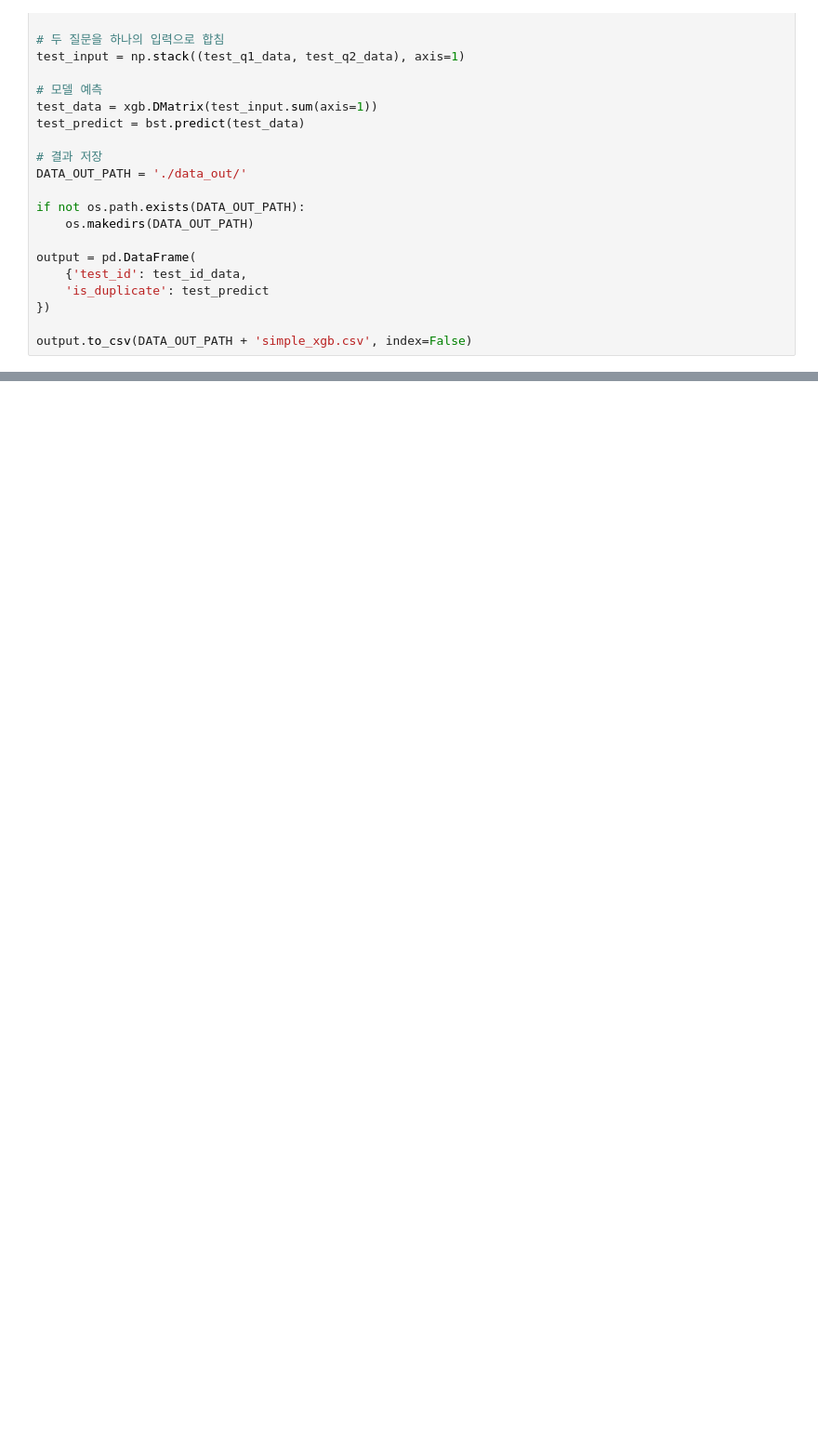
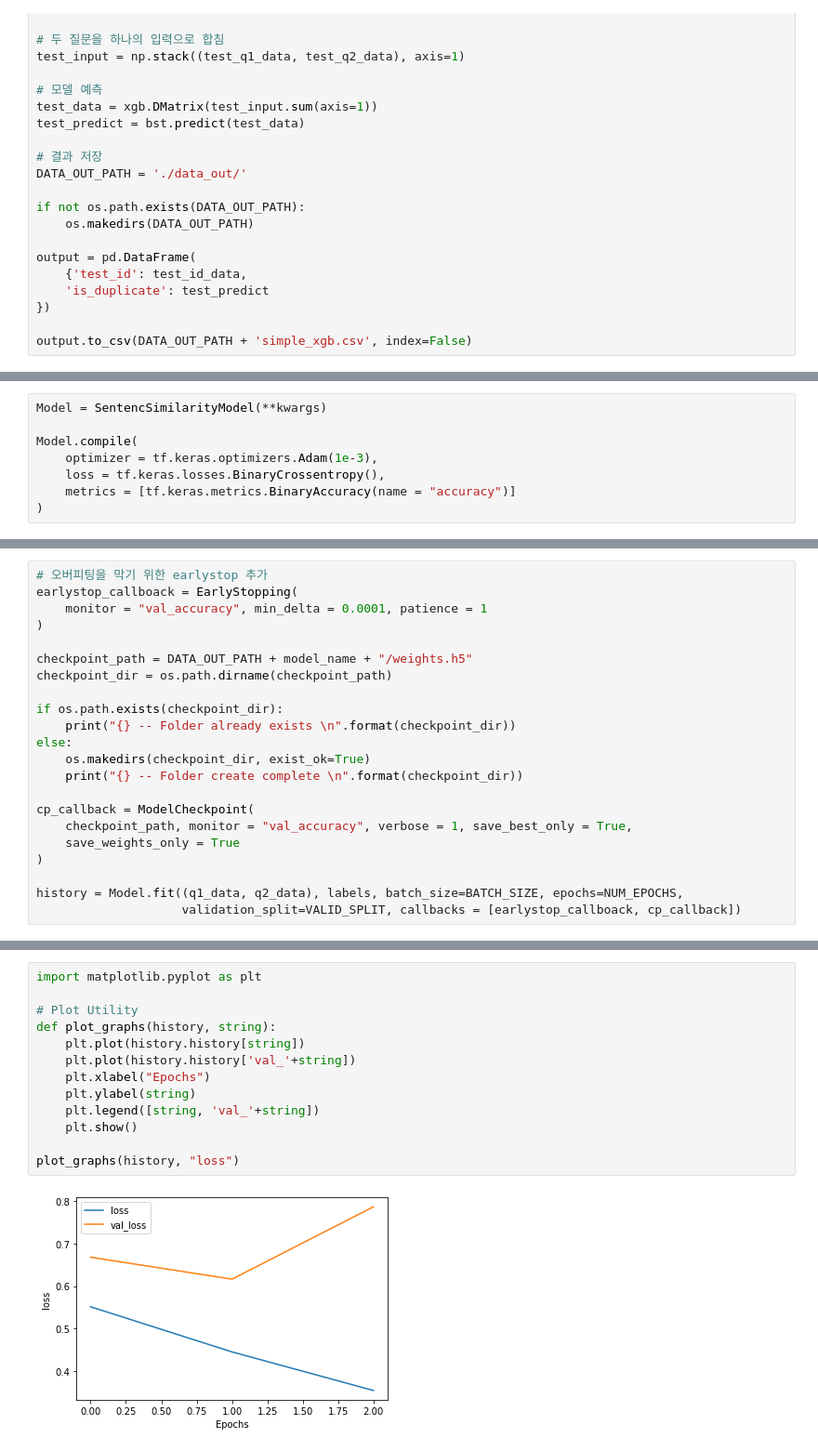
Before and after one commit to yoonjong8739/NLP_PJT, a Jupyter notebook: CH5_텍스트 유사도.ipynb, the cells around one changed output, grey strips where cells are left out. Shown at 93% size. Drawn from its saved outputs; the diff is of its cells as text; blank space fills up the shorter version.

```diff
--- a/CH5_텍스트 유사도.ipynb
+++ b/CH5_텍스트 유사도.ipynb
@@ -568,0 +676,8 @@ output.to_csv(DATA_OUT_PATH + 'simple_xgb.csv', index=False)
+# %%
+Model = SentencSimilarityModel(**kwargs)
+
+Model.compile(
+    optimizer = tf.keras.optimizers.Adam(1e-3),
+    loss = tf.keras.losses.BinaryCrossentropy(),
+    metrics = [tf.keras.metrics.BinaryAccuracy(name = "accuracy")]
+)
@@ -568,0 +686,22 @@ output.to_csv(DATA_OUT_PATH + 'simple_xgb.csv', index=False)
+# %%
+# 오버피팅을 막기 위한 earlystop 추가
+earlystop_callboack = EarlyStopping(
+    monitor = "val_accuracy", min_delta = 0.0001, patience = 1
+)
+
+checkpoint_path = DATA_OUT_PATH + model_name + "/weights.h5"
+checkpoint_dir = os.path.dirname(checkpoint_path)
+
+if os.path.exists(checkpoint_dir):
+    print("{} -- Folder already exists \n".format(checkpoint_dir))
+else:
+    os.makedirs(checkpoint_dir, exist_ok=True)
+    print("{} -- Folder create complete \n".format(checkpoint_dir))
+
+cp_callback = ModelCheckpoint(
+    checkpoint_path, monitor = "val_accuracy", verbose = 1, save_best_only = True,
+    save_weights_only = True
+)
+
+history = Model.fit((q1_data, q2_data), labels, batch_size=BATCH_SIZE, epochs=NUM_EPOCHS,
+                    validation_split=VALID_SPLIT, callbacks = [earlystop_callboack, cp_callback])
@@ -568,0 +720,15 @@ output.to_csv(DATA_OUT_PATH + 'simple_xgb.csv', index=False)
+# %%
+import matplotlib.pyplot as plt
+
+# Plot Utility
+def plot_graphs(history, string):
+    plt.plot(history.history[string])
+    plt.plot(history.history['val_'+string])
+    plt.xlabel("Epochs")
+    plt.ylabel(string)
+    plt.legend([string, 'val_'+string])
+    plt.show()
+
+plot_graphs(history, "loss")
+# %% [output]
+[figure, added]
```
Also changed, not shown: parts of 18 cells of this notebook.
